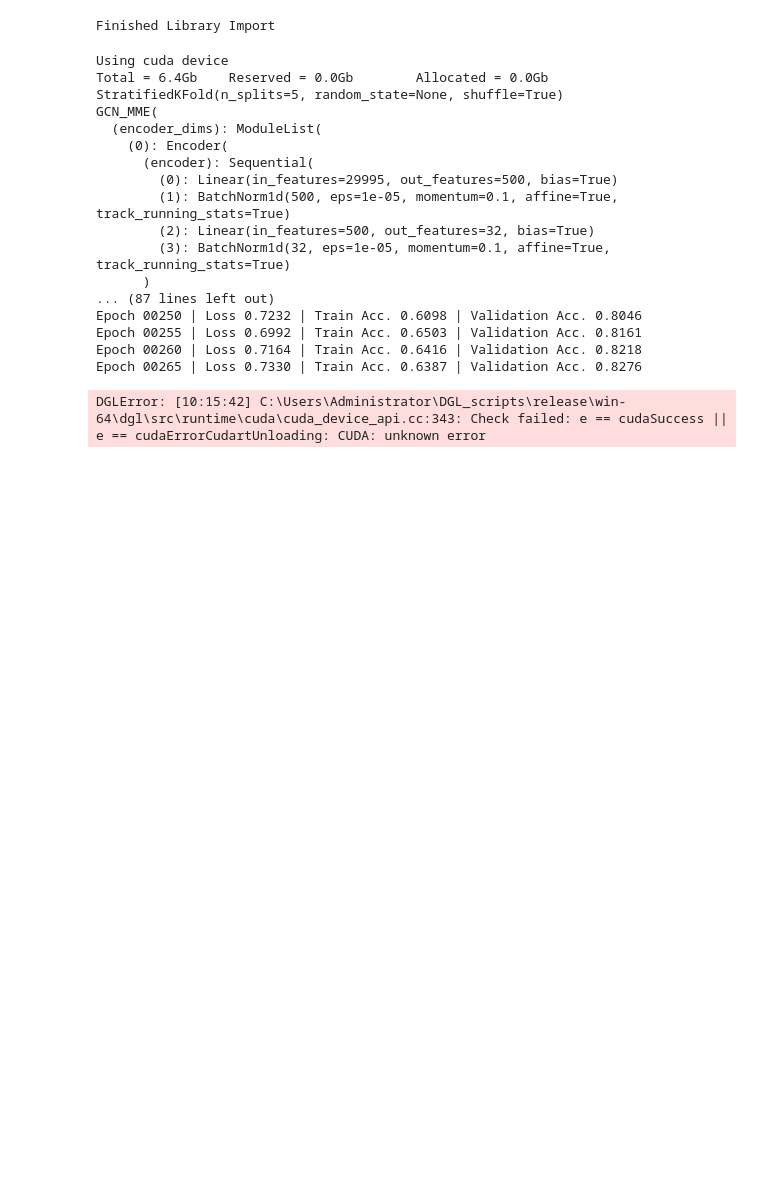
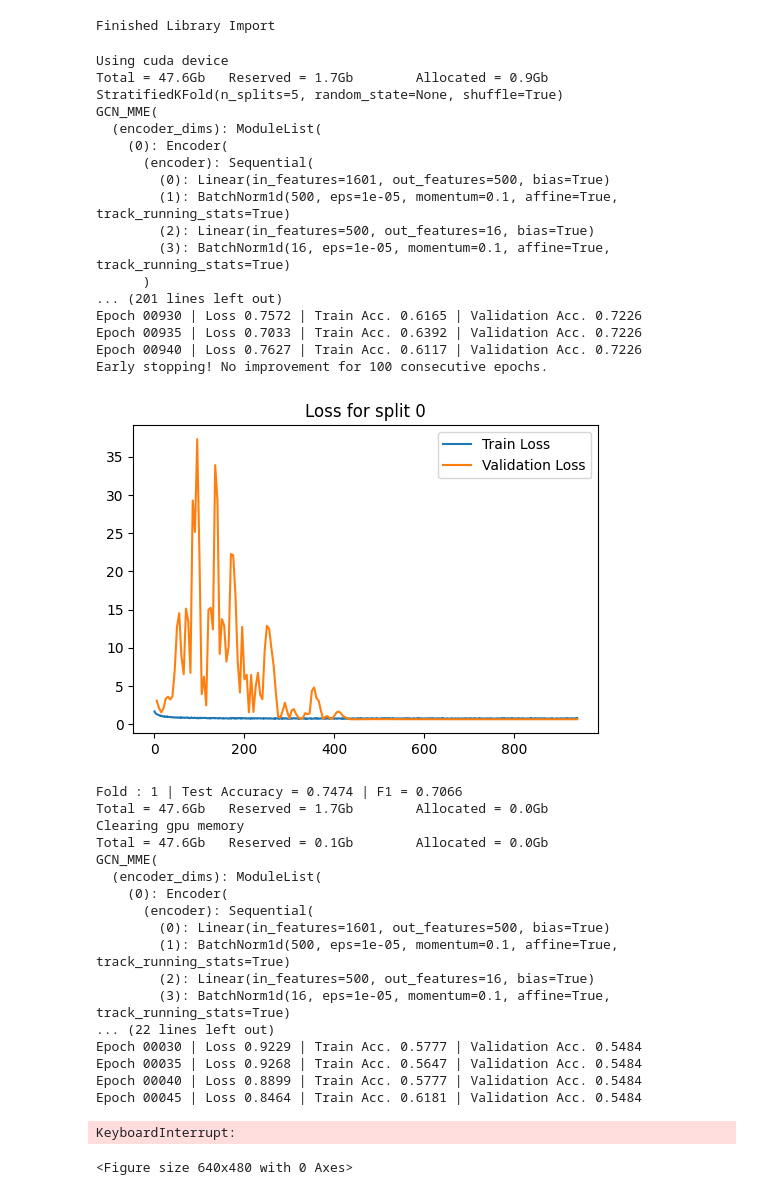
Before and after one commit to Barry8197/MOGDx, a Jupyter notebook: MOGDx.ipynb, the cells around one changed output. Cells and saved outputs as stored; diff of their text form; code cells hidden in the pictures; blank space fills up the shorter version.

```diff
--- a/MOGDx.ipynb
+++ b/MOGDx.ipynb
@@ -26,8 +26,8 @@ print("Finished Library Import \n")
 # %% [output]
 Finished Library Import
 # %%
-data_input = './../data/raw'
-snf_net = 'mRNA_RPPA_DNAm_graph.graphml'
+data_input = './data/TCGA/BRCA/'
+snf_net = 'miRNA_graph.graphml'
 index_col = 'index'
 target = 'paper_BRCA_Subtype_PAM50'
 # %%
@@ -35,9 +35,9 @@ device = torch.device('cuda' if torch.cuda.is_available() else 'cpu')# Get GPU d
 print("Using %s device" % device)
 get_gpu_memory()
 
-datModalities , meta = data_parsing(data_input , ['mRNA', 'RPPA' , 'DNAm' ] , target , index_col)
+datModalities , meta = data_parsing(data_input + 'raw/' , ['miRNA' ] , target , index_col)
 
-graph_file = data_input + '/../Networks/' + snf_net
+graph_file = data_input + 'Networks/' + snf_net
 g = nx.read_graphml(graph_file)
 
 meta = meta.loc[sorted(meta.index)]
@@ -59,7 +59,7 @@ test_logits = []
 test_labels = []
 for i, (train_index, test_index) in enumerate(skf.split(meta.index, meta)) :
 
-    model = GCN_MME(MME_input_shapes , [32 , 16 , 32] , 64 , [32]  , len(meta.unique())).to(device)
+    model = GCN_MME(MME_input_shapes , [16] , 64 , [32]  , len(meta.unique())).to(device)
     print(model)
     print(g)
 
@@ -105,40 +105,59 @@ F1 = []
 i = 0
 for metric in output_metrics :
 
     accuracy.append(metric[1])
     F1.append(metric[2])
 
 
 print("%i Fold Cross Validation Accuracy = %2.2f \u00B1 %2.2f" %(5 , np.mean(accuracy)*100 , np.std(accuracy)*100))
 print("%i Fold Cross Validation F1 = %2.2f \u00B1 %2.2f" %(5 , np.mean(F1)*100 , np.std(F1)*100))
 
 confusion_matrix(test_logits , test_labels , meta.astype('category').cat.categories)
 plt.title('Test Accuracy = %2.1f %%' % (np.mean(accuracy)*100))
 
 precision_recall_plot , all_predictions_conf = AUROC(test_logits, test_labels , meta)
 
 node_predictions = []
 display_label = meta.astype('category').cat.categories
 for pred in all_predictions_conf.argmax(1)  :
     node_predictions.append(display_label[pred])
 
 tst = pd.DataFrame({'Actual' : meta.loc[list(nx.get_node_attributes(g, 'idx').keys())] , 'Predicted' : node_predictions})
 # %% [output]
 Using cuda device
-Total = 6.4Gb    Reserved = 0.0Gb        Allocated = 0.0Gb
+Total = 47.6Gb   Reserved = 1.7Gb        Allocated = 0.9Gb
 StratifiedKFold(n_splits=5, random_state=None, shuffle=True)
 GCN_MME(
   (encoder_dims): ModuleList(
     (0): Encoder(
       (encoder): Sequential(
-        (0): Linear(in_features=29995, out_features=500, bias=True)
+        (0): Linear(in_features=1601, out_features=500, bias=True)
         (1): BatchNorm1d(500, eps=1e-05, momentum=0.1, affine=True, track_running_stats=True)
-        (2): Linear(in_features=500, out_features=32, bias=True)
-        (3): BatchNorm1d(32, eps=1e-05, momentum=0.1, affine=True, track_running_stats=True)
+        (2): Linear(in_features=500, out_features=16, bias=True)
+        (3): BatchNorm1d(16, eps=1e-05, momentum=0.1, affine=True, track_running_stats=True)
       )
-... (87 lines left out)
-Epoch 00250 | Loss 0.7232 | Train Acc. 0.6098 | Validation Acc. 0.8046
-Epoch 00255 | Loss 0.6992 | Train Acc. 0.6503 | Validation Acc. 0.8161
-Epoch 00260 | Loss 0.7164 | Train Acc. 0.6416 | Validation Acc. 0.8218
-Epoch 00265 | Loss 0.7330 | Train Acc. 0.6387 | Validation Acc. 0.8276
+... (201 lines left out)
+Epoch 00930 | Loss 0.7572 | Train Acc. 0.6165 | Validation Acc. 0.7226
+Epoch 00935 | Loss 0.7033 | Train Acc. 0.6392 | Validation Acc. 0.7226
+Epoch 00940 | Loss 0.7627 | Train Acc. 0.6117 | Validation Acc. 0.7226
+Early stopping! No improvement for 100 consecutive epochs.
+[figure, added]
-DGLError: [10:15:42] C:\Users\Administrator\DGL_scripts\release\win-64\dgl\src\runtime\cuda\cuda_device_api.cc:343: Check failed: e == cudaSuccess || e == cudaErrorCudartUnloading: CUDA: unknown error
+Fold : 1 | Test Accuracy = 0.7474 | F1 = 0.7066
+Total = 47.6Gb   Reserved = 1.7Gb        Allocated = 0.0Gb
+Clearing gpu memory
+Total = 47.6Gb   Reserved = 0.1Gb        Allocated = 0.0Gb
+GCN_MME(
+  (encoder_dims): ModuleList(
+    (0): Encoder(
+      (encoder): Sequential(
+        (0): Linear(in_features=1601, out_features=500, bias=True)
+        (1): BatchNorm1d(500, eps=1e-05, momentum=0.1, affine=True, track_running_stats=True)
+        (2): Linear(in_features=500, out_features=16, bias=True)
+        (3): BatchNorm1d(16, eps=1e-05, momentum=0.1, affine=True, track_running_stats=True)
+... (22 lines left out)
+Epoch 00030 | Loss 0.9229 | Train Acc. 0.5777 | Validation Acc. 0.5484
+Epoch 00035 | Loss 0.9268 | Train Acc. 0.5647 | Validation Acc. 0.5484
+Epoch 00040 | Loss 0.8899 | Train Acc. 0.5777 | Validation Acc. 0.5484
+Epoch 00045 | Loss 0.8464 | Train Acc. 0.6181 | Validation Acc. 0.5484
+KeyboardInterrupt:
+<Figure size 640x480 with 0 Axes>
```
Also changed, not shown: 3 other files.
